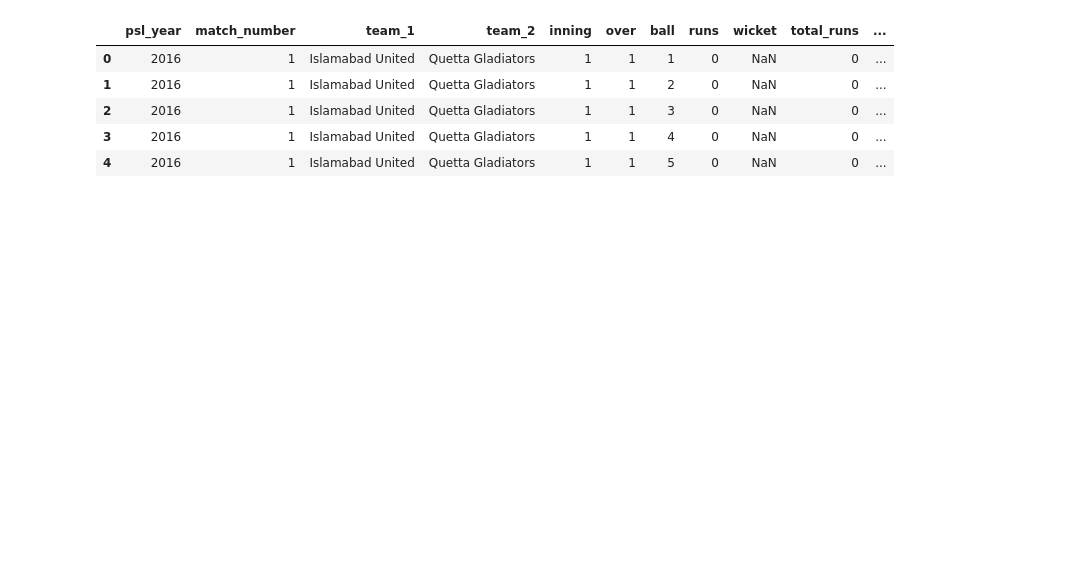
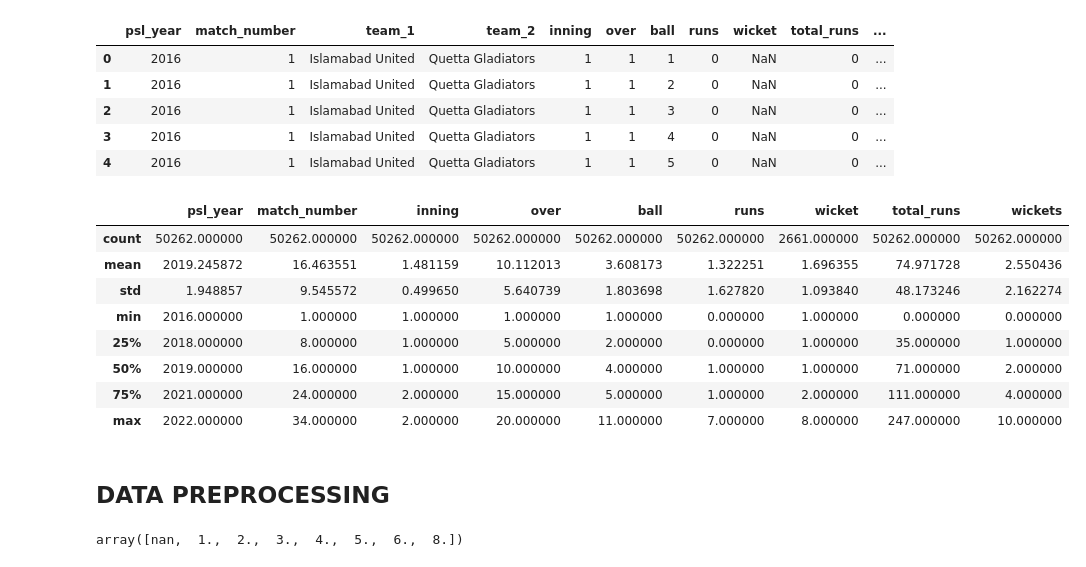
Before and after one commit to RasibHassan/Cricket-Match-Win-Predicition, a Jupyter notebook: PSL_WIN_PREDICTION.ipynb, the cells around one changed output. Saved outputs shown, nothing was run; the diff lists cells and outputs as text; code cells hidden in the pictures; blank space fills up the shorter version.

Commit message:
Data cleaning done

```diff
--- a/PSL_WIN_PREDICTION.ipynb
+++ b/PSL_WIN_PREDICTION.ipynb
@@ -11,3 +13,21 @@ df.head()
 | 2 | 2016 | 1 | Islamabad United | Quetta Gladiators | 1 | 1 | 3 | 0 | NaN | 0 | ... |
 | 3 | 2016 | 1 | Islamabad United | Quetta Gladiators | 1 | 1 | 4 | 0 | NaN | 0 | ... |
 | 4 | 2016 | 1 | Islamabad United | Quetta Gladiators | 1 | 1 | 5 | 0 | NaN | 0 | ... |
+# %%
+df.describe()
+# %% [output]
+|  | psl_year | match_number | inning | over | ball | runs | wicket | total_runs | wickets |
+| count | 50262.000000 | 50262.000000 | 50262.000000 | 50262.000000 | 50262.000000 | 50262.000000 | 2661.000000 | 50262.000000 | 50262.000000 |
+| mean | 2019.245872 | 16.463551 | 1.481159 | 10.112013 | 3.608173 | 1.322251 | 1.696355 | 74.971728 | 2.550436 |
+| std | 1.948857 | 9.545572 | 0.499650 | 5.640739 | 1.803698 | 1.627820 | 1.093840 | 48.173246 | 2.162274 |
+| min | 2016.000000 | 1.000000 | 1.000000 | 1.000000 | 1.000000 | 0.000000 | 1.000000 | 0.000000 | 0.000000 |
+| 25% | 2018.000000 | 8.000000 | 1.000000 | 5.000000 | 2.000000 | 0.000000 | 1.000000 | 35.000000 | 1.000000 |
+| 50% | 2019.000000 | 16.000000 | 1.000000 | 10.000000 | 4.000000 | 1.000000 | 1.000000 | 71.000000 | 2.000000 |
+| 75% | 2021.000000 | 24.000000 | 2.000000 | 15.000000 | 5.000000 | 1.000000 | 2.000000 | 111.000000 | 4.000000 |
+| max | 2022.000000 | 34.000000 | 2.000000 | 20.000000 | 11.000000 | 7.000000 | 8.000000 | 247.000000 | 10.000000 |
+# %% [markdown]
+## **DATA PREPROCESSING**
+# %%
+df['wicket'].unique()
+# %% [output]
+array([nan,  1.,  2.,  3.,  4.,  5.,  6.,  8.])
```
Also changed, not shown: parts of 2 cells of this notebook.
